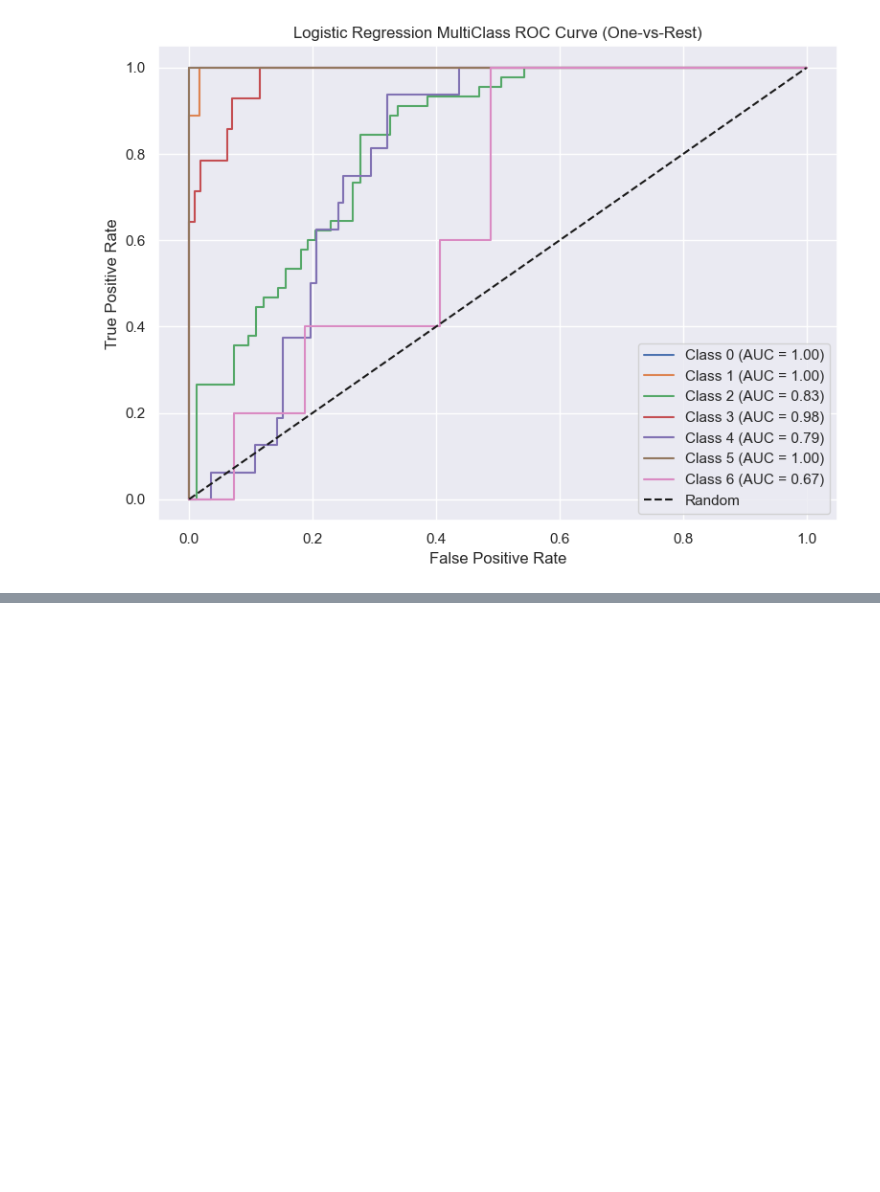
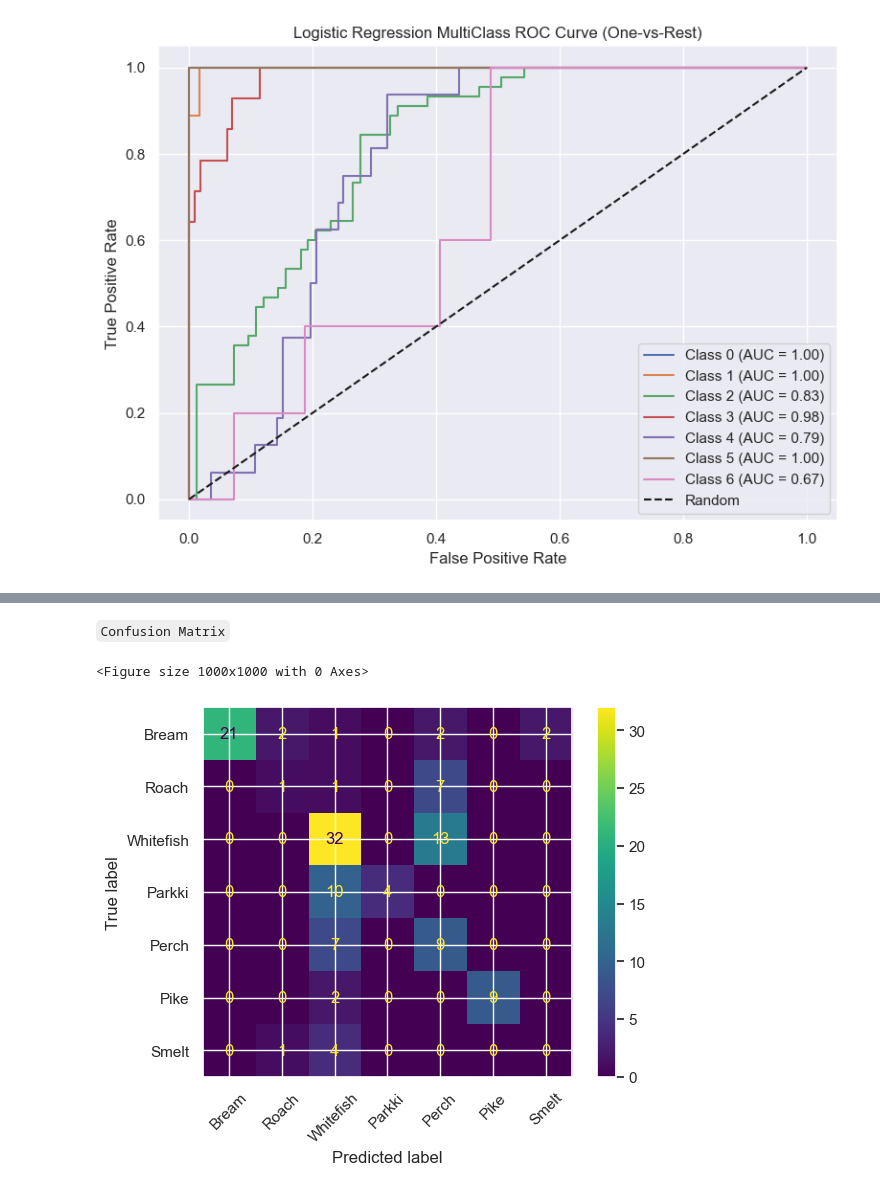
Before and after one commit to codewithraphael/machine-learning, a Jupyter notebook: Fish Species/notebook/fish_species.ipynb, the cells around one changed output, grey strips where cells are left out. Saved outputs shown, nothing was run; the diff lists cells and outputs as text; code cells hidden in the pictures; blank space fills up the shorter version.

Commit message:
Added Model Training on RandomForest Classifier

```diff
--- a/Fish Species/notebook/fish_species.ipynb
+++ b/Fish Species/notebook/fish_species.ipynb
@@ -336,0 +340,9 @@ plt.show()
+# %%
+rfc_pipe = Pipeline([
+    ('scaler', StandardScaler()),
+    ('rfc', RandomForestClassifier(random_state=42, class_weight='balanced'))
+])
+
+rfc_pipe.fit(X_train, y_train)
+rfc_y_pred = rfc_pipe.predict(X_test)
+print(rfc_y_pred)
@@ -336,0 +412,13 @@ plt.show()
+# %% [markdown]
+`Confusion Matrix`
+# %%
+cm = confusion_matrix(y_test, rfc_y_pred)
+
+plt.figure(figsize=(10, 10))
+display = ConfusionMatrixDisplay(confusion_matrix=cm, display_labels=['Bream', 'Roach', 'Whitefish', 'Parkki', 'Perch', 'Pike', 'Smelt'])
+display.plot(cmap='viridis')
+plt.xticks(rotation=45)
+plt.show()
+# %% [output]
+<Figure size 1000x1000 with 0 Axes>
+[figure, added]
```
Also changed, not shown: parts of 7 cells of this notebook.
